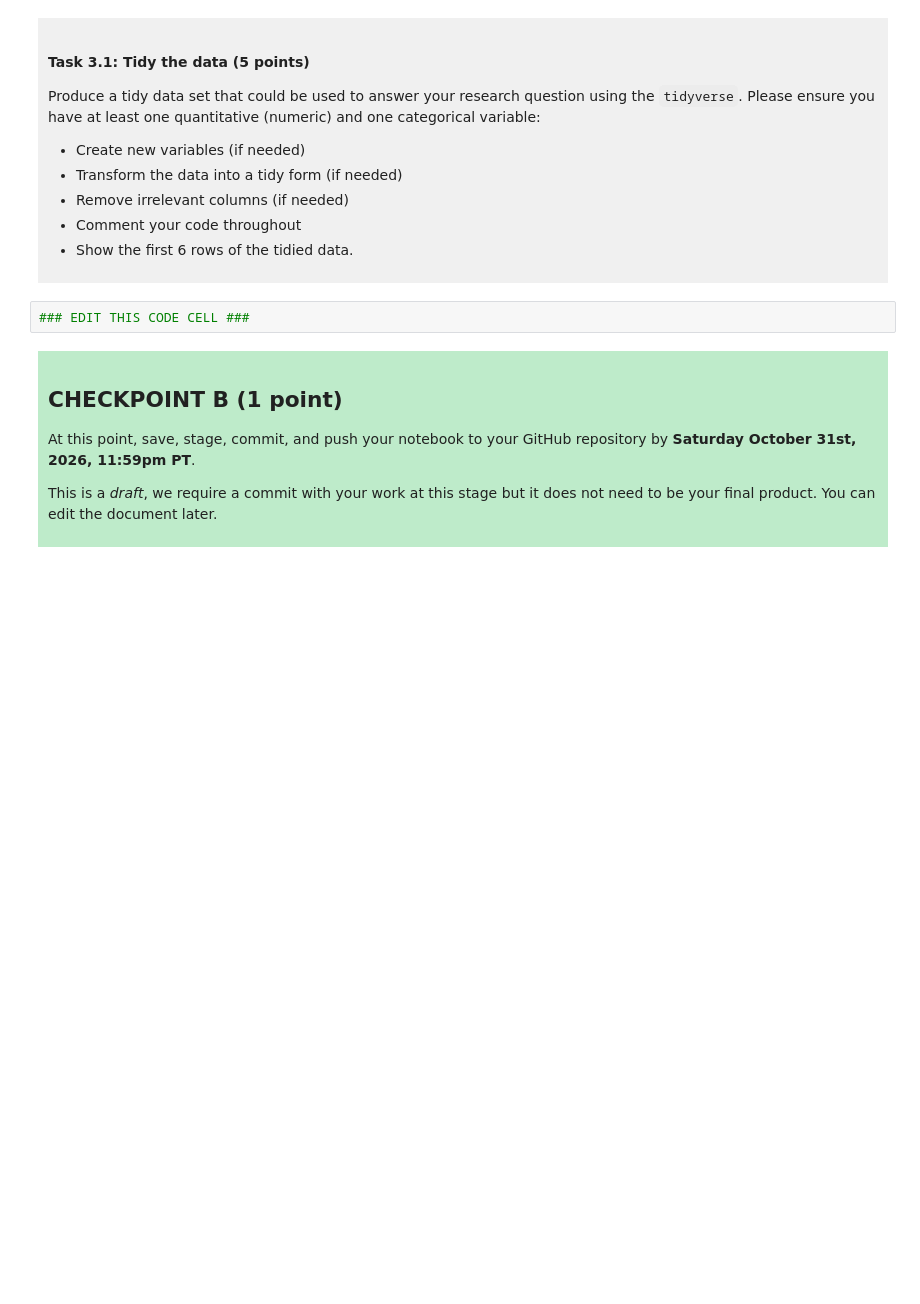
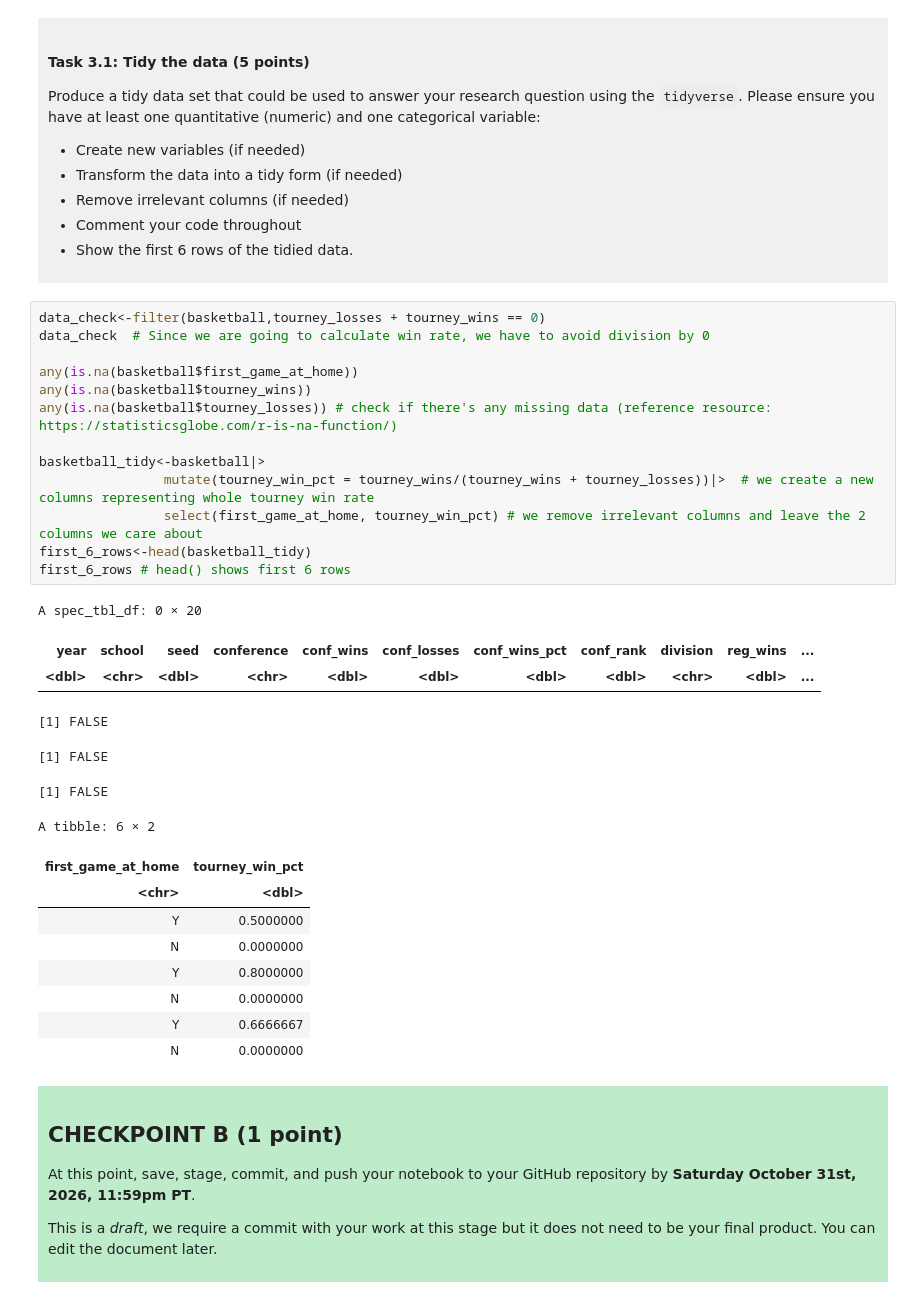
Before and after one commit to nanananasama/dsci-100-project-erica-liu, a Jupyter notebook: dsci-100-project-notebook.ipynb, the cells around one changed output. Cells and saved outputs as stored; diff of their text form; blank space fills up the shorter version.

Commit message:
checkpoint B on Oct 30th

```diff
--- a/dsci-100-project-notebook.ipynb
+++ b/dsci-100-project-notebook.ipynb
@@ -189,7 +209,34 @@ Produce a tidy data set that could be used to answer your research question usin
 
 </div>
 # %%
-### EDIT THIS CODE CELL ###
+data_check<-filter(basketball,tourney_losses + tourney_wins == 0)
+data_check  # Since we are going to calculate win rate, we have to avoid division by 0
+
+any(is.na(basketball$first_game_at_home))
+any(is.na(basketball$tourney_wins))
+any(is.na(basketball$tourney_losses)) # check if there's any missing data (reference resource: https://statisticsglobe.com/r-is-na-function/)
+
+basketball_tidy<-basketball|>
+                mutate(tourney_win_pct = tourney_wins/(tourney_wins + tourney_losses))|>  # we create a new columns representing whole tourney win rate
+                select(first_game_at_home, tourney_win_pct) # we remove irrelevant columns and leave the 2 columns we care about
+first_6_rows<-head(basketball_tidy)
+first_6_rows # head() shows first 6 rows
+# %% [output]
+A spec_tbl_df: 0 × 20
+| year | school | seed | conference | conf_wins | conf_losses | conf_wins_pct | conf_rank | division | reg_wins | ... |
+| <dbl> | <chr> | <dbl> | <chr> | <dbl> | <dbl> | <dbl> | <dbl> | <chr> | <dbl> | ... |
+[1] FALSE
+[1] FALSE
+[1] FALSE
+A tibble: 6 × 2
+| first_game_at_home | tourney_win_pct |
+| <chr> | <dbl> |
+| Y | 0.5000000 |
+| N | 0.0000000 |
+| Y | 0.8000000 |
+| N | 0.0000000 |
+| Y | 0.6666667 |
+| N | 0.0000000 |
 # %% [markdown]
 <div style="background-color: #beebca; padding: 10px;">
 
```
Also changed, not shown: parts of 3 cells of this notebook.
